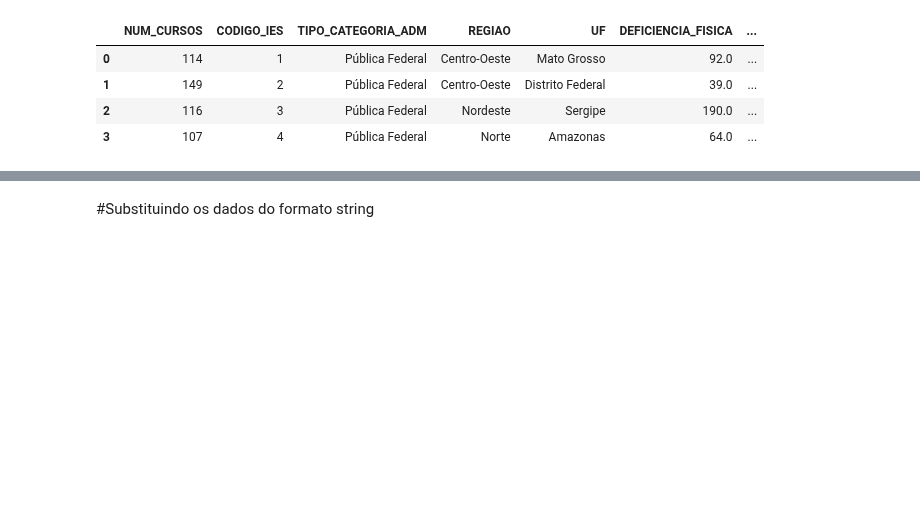
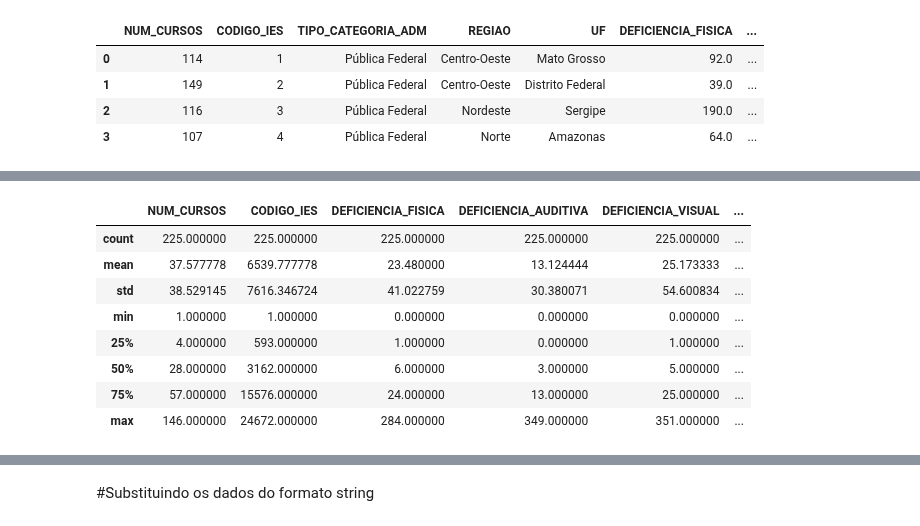
Before and after one commit to roxacarv/edulearn, a Jupyter notebook: Edulearn_clustering.ipynb, the cells around one changed output, grey strips where cells are left out. Cells and saved outputs as stored; diff of their text form; code cells hidden in the pictures; blank space fills up the shorter version.

```diff
--- a/Edulearn_clustering.ipynb
+++ b/Edulearn_clustering.ipynb
@@ -53,0 +80,12 @@ df = df.loc[df['TIPO_CATEGORIA_ADM'].isin(['Pública Federal','Pública Estadual
+# %%
+novo_df.describe()
+# %% [output]
+|  | NUM_CURSOS | CODIGO_IES | DEFICIENCIA_FISICA | DEFICIENCIA_AUDITIVA | DEFICIENCIA_VISUAL | ... |
+| count | 225.000000 | 225.000000 | 225.000000 | 225.000000 | 225.000000 | ... |
+| mean | 37.577778 | 6539.777778 | 23.480000 | 13.124444 | 25.173333 | ... |
+| std | 38.529145 | 7616.346724 | 41.022759 | 30.380071 | 54.600834 | ... |
+| min | 1.000000 | 1.000000 | 0.000000 | 0.000000 | 0.000000 | ... |
+| 25% | 4.000000 | 593.000000 | 1.000000 | 0.000000 | 1.000000 | ... |
+| 50% | 28.000000 | 3162.000000 | 6.000000 | 3.000000 | 5.000000 | ... |
+| 75% | 57.000000 | 15576.000000 | 24.000000 | 13.000000 | 25.000000 | ... |
+| max | 146.000000 | 24672.000000 | 284.000000 | 349.000000 | 351.000000 | ... |
```
Also changed, not shown: parts of 15 cells of this notebook.
